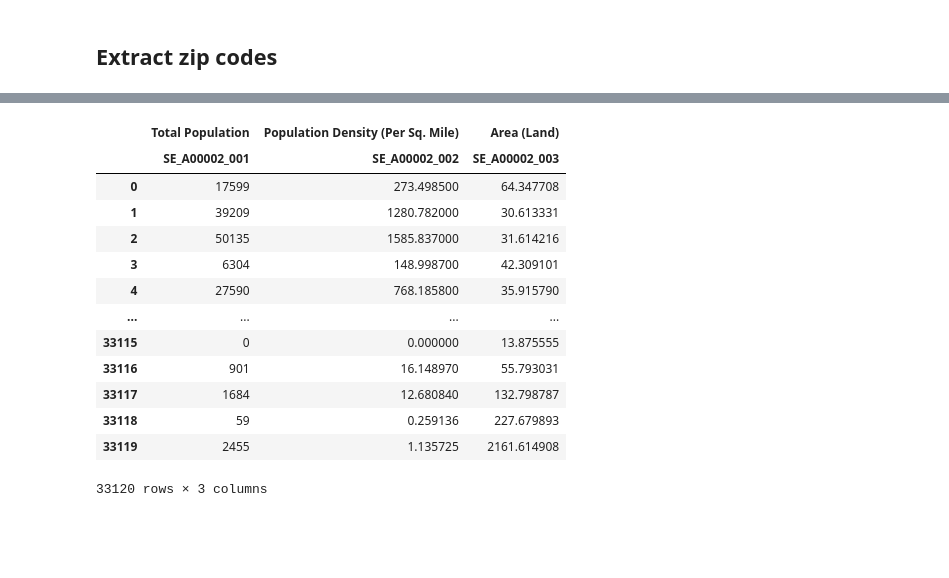
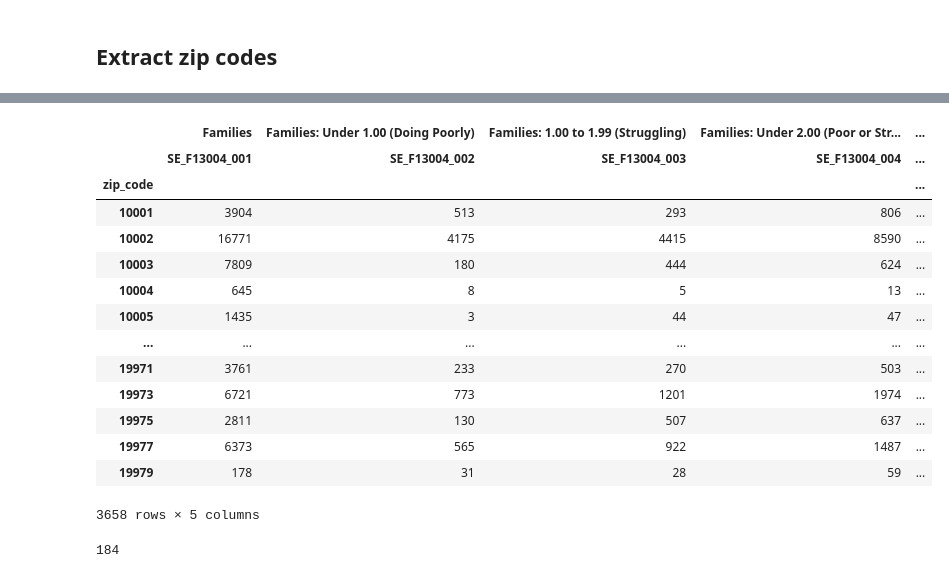
Before and after one commit to mo-vellanki/ist707_team4_acs_poverty_analysis, a Jupyter notebook: team4_analysis.ipynb, the cells around one changed output, grey strips where cells are left out. Cells and saved outputs as stored; diff of their text form; code cells hidden in the pictures; blank space fills up the shorter version.

```diff
--- a/team4_analysis.ipynb
+++ b/team4_analysis.ipynb
@@ -35,0 +39,2 @@ df.drop('Name of Area', axis =1, inplace=True)
+# %%
+df.set_index('zip_code', inplace=True)
@@ -35,0 +47,3 @@ df.drop('Name of Area', axis =1, inplace=True)
+# %%
+table_names = ["SE_F13004", "SE_A03001", "SE_A10021", "SE_A10027", "SE_A10035", "SE_A12001", "SE_A12003", "SE_A12004", "SE_A12005", "SE_A12006", "SE_A12007", "SE_A12008", "SE_A12009", "SE_A12010", "SE_A12011", "SE_A12012", "SE_A12013", "SE_A12014", "SE_A12015", "SE_A12016", "SE_A12017", "SE_A12018", "SE_A12019", "SE_A00002"]
+len(table_names)
@@ -36 +52,4 @@ df.drop('Name of Area', axis =1, inplace=True)
+# %%
+matching_columns = [col for col in df.columns.get_level_values(1) if col.startswith(tuple(table_names))]
+df = df.loc[:, df.columns.get_level_values(1).isin(matching_columns)]
 # %%
@@ -47,3 +72,0 @@ df.head()
-# %%
-df.drop(df.columns[1], axis = 1, inplace=True)
-df.head()
@@ -61,17 +83,18 @@ df.head()
 # %%
-df.loc[:, df.columns.get_level_values(1).str.startswith('SE_A00002')]
+df.loc[:, df.columns.get_level_values(1).str.startswith('SE_F13004')]
 # %% [output]
-|  | Total Population | Population Density (Per Sq. Mile) | Area (Land) |
-|  | SE_A00002_001 | SE_A00002_002 | SE_A00002_003 |
-| 0 | 17599 | 273.498500 | 64.347708 |
-| 1 | 39209 | 1280.782000 | 30.613331 |
-| 2 | 50135 | 1585.837000 | 31.614216 |
-| 3 | 6304 | 148.998700 | 42.309101 |
-| 4 | 27590 | 768.185800 | 35.915790 |
-| ... | ... | ... | ... |
-| 33115 | 0 | 0.000000 | 13.875555 |
-| 33116 | 901 | 16.148970 | 55.793031 |
-| 33117 | 1684 | 12.680840 | 132.798787 |
-| 33118 | 59 | 0.259136 | 227.679893 |
-| 33119 | 2455 | 1.135725 | 2161.614908 |
+|  | Families | Families: Under 1.00 (Doing Poorly) | Families: 1.00 to 1.99 (Struggling) | Families: Under 2.00 (Poor or Str... | ... |
+|  | SE_F13004_001 | SE_F13004_002 | SE_F13004_003 | SE_F13004_004 | ... |
+| zip_code |  |  |  |  | ... |
+| 10001 | 3904 | 513 | 293 | 806 | ... |
+| 10002 | 16771 | 4175 | 4415 | 8590 | ... |
+| 10003 | 7809 | 180 | 444 | 624 | ... |
+| 10004 | 645 | 8 | 5 | 13 | ... |
+| 10005 | 1435 | 3 | 44 | 47 | ... |
+| ... | ... | ... | ... | ... | ... |
+| 19971 | 3761 | 233 | 270 | 503 | ... |
+| 19973 | 6721 | 773 | 1201 | 1974 | ... |
+| 19975 | 2811 | 130 | 507 | 637 | ... |
+| 19977 | 6373 | 565 | 922 | 1487 | ... |
+| 19979 | 178 | 31 | 28 | 59 | ... |
-33120 rows × 3 columns
+3658 rows × 5 columns
@@ -77,0 +104,4 @@ df.loc[:, df.columns.get_level_values(1).str.startswith('SE_A00002')]
+# %%
+len(df.loc[df['underPoverty'] == 1]) # There are 184 zip codes in region 1 which have more than 50% of families that are poor or struggling
+# %% [output]
+184
```
Also changed, not shown: parts of 19 cells of this notebook.
